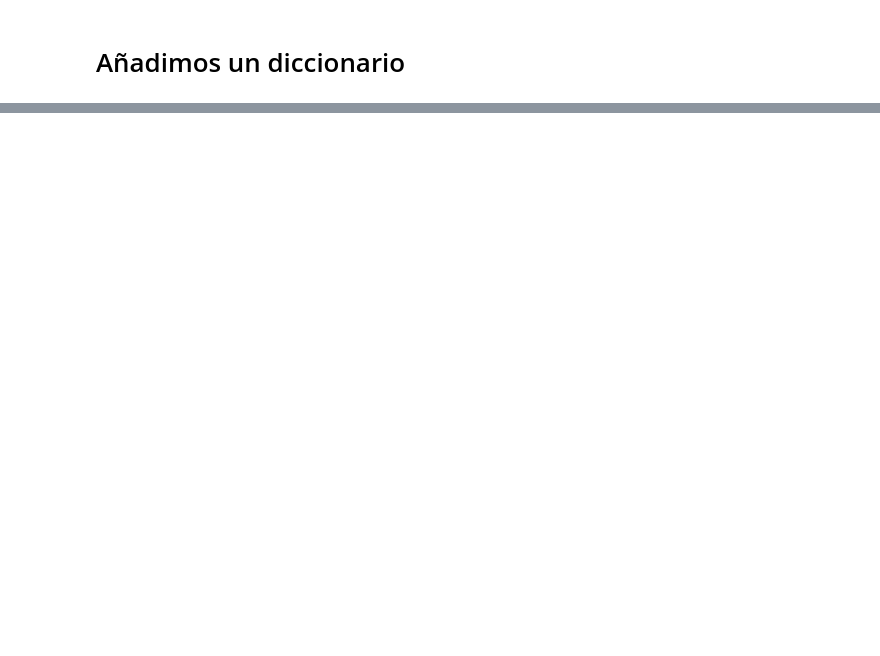
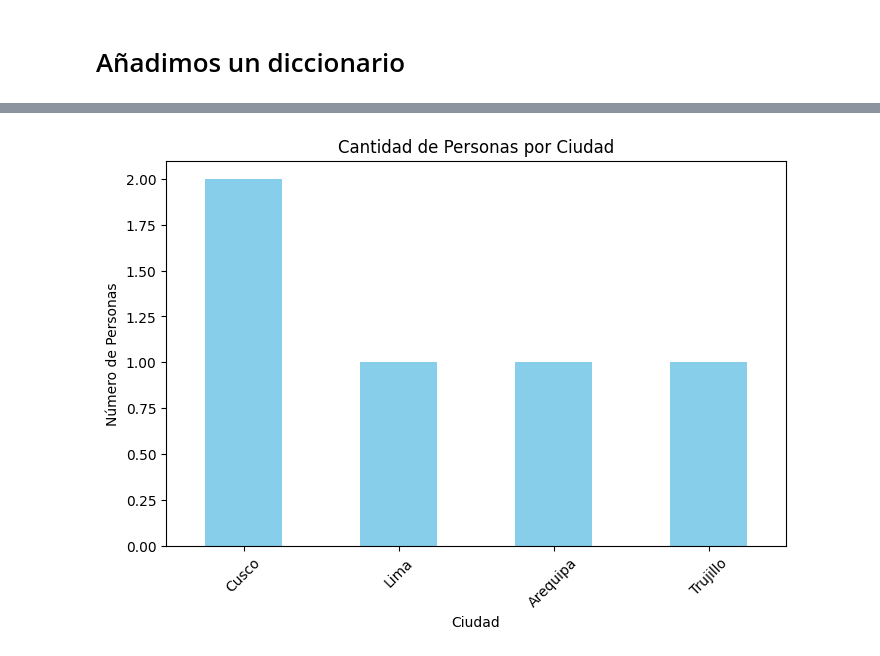
Before and after one commit to SPablo2191/av-webscrapping, a Jupyter notebook: test-panda-jupyter.ipynb, the cells around one changed output, grey strips where cells are left out. Cells and saved outputs as stored; diff of their text form; code cells hidden in the pictures; blank space fills up the shorter version.

```diff
--- a/test-panda-jupyter.ipynb
+++ b/test-panda-jupyter.ipynb
@@ -27,0 +40,16 @@ Ana
+# %%
+# elimina filas con valor nulo
+df = df.dropna()
+# elimina filas duplicadas
+df = df.drop_duplicates()
+
+#  Convertir la edad a enteros
+df['Age'] = df['Age'].astype(int)
+
+#  Normalizar nombres (por si hay mayúsculas y minúsculas mezcladas)
+df['Name'] = df['Name'].str.capitalize()
+
+#  Contar cuántas veces aparece cada ciudad
+city_counts = df['City'].value_counts()
+
+df
@@ -27,0 +63,12 @@ Ana
+# %%
+plt.figure(figsize=(8, 5))
+city_counts.plot(kind='bar', color='skyblue')
+
+# Etiquetas y título
+plt.xlabel("Ciudad")
+plt.ylabel("Número de Personas")
+plt.title("Cantidad de Personas por Ciudad")
+plt.xticks(rotation=45)  # Inclinar nombres de ciudades
+plt.show()
+# %% [output]
+[figure, added]
```
Also changed, not shown: parts of 7 cells of this notebook, 1 other file.
